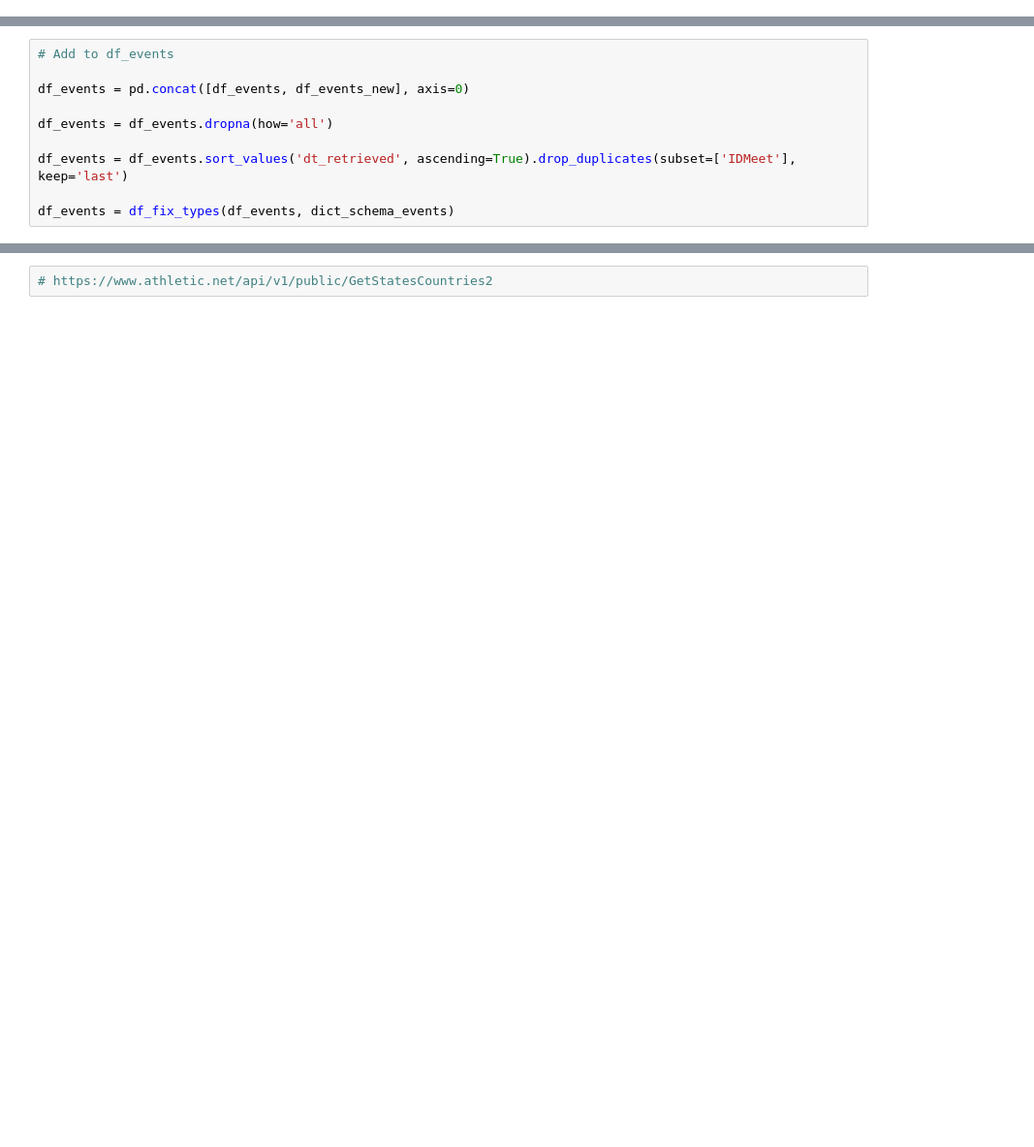
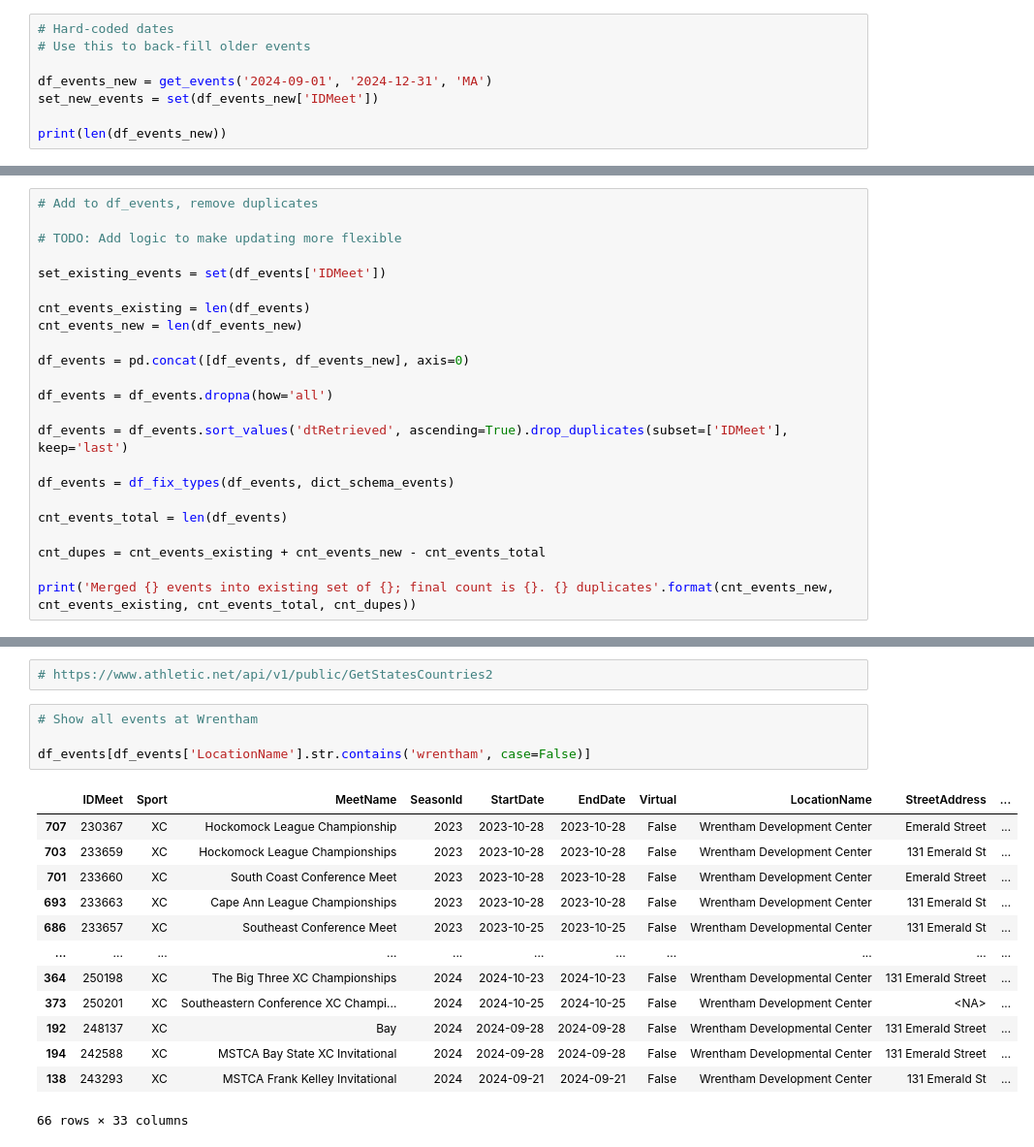
Before and after one commit to syphax/CrounseCode, a Jupyter notebook: running/nb/get-running-results.ipynb, the cells around one changed output, grey strips where cells are left out. Shown at 97% size. Cells and saved outputs as stored; diff of their text form; blank space fills up the shorter version.

Commit message:
Added event details

```diff
--- a/running/nb/get-running-results.ipynb
+++ b/running/nb/get-running-results.ipynb
@@ -231,0 +396,8 @@ df_events
+# %%
+# Hard-coded dates
+# Use this to back-fill older events
+
+df_events_new = get_events('2024-09-01', '2024-12-31', 'MA')
+set_new_events = set(df_events_new['IDMeet'])
+
+print(len(df_events_new))
@@ -232,10 +407,23 @@ df_events
 # %%
-# Add to df_events
+# Add to df_events, remove duplicates
+
+# TODO: Add logic to make updating more flexible
+
+set_existing_events = set(df_events['IDMeet'])
+
+cnt_events_existing = len(df_events)
+cnt_events_new = len(df_events_new)
 
 df_events = pd.concat([df_events, df_events_new], axis=0)
 
 df_events = df_events.dropna(how='all')
 
-df_events = df_events.sort_values('dt_retrieved', ascending=True).drop_duplicates(subset=['IDMeet'], keep='last')
+df_events = df_events.sort_values('dtRetrieved', ascending=True).drop_duplicates(subset=['IDMeet'], keep='last')
 
 df_events = df_fix_types(df_events, dict_schema_events)
+
+cnt_events_total = len(df_events)
+
+cnt_dupes = cnt_events_existing + cnt_events_new - cnt_events_total
+
+print('Merged {} events into existing set of {}; final count is {}. {} duplicates'.format(cnt_events_new, cnt_events_existing, cnt_events_total, cnt_dupes))
@@ -245,2 +479,20 @@ if FLAG_SAVE:
 # %%
 # https://www.athletic.net/api/v1/public/GetStatesCountries2
+# %%
+# Show all events at Wrentham
+
+df_events[df_events['LocationName'].str.contains('wrentham', case=False)]
+# %% [output]
+|  | IDMeet | Sport | MeetName | SeasonId | StartDate | EndDate | Virtual | LocationName | StreetAddress | ... |
+| 707 | 230367 | XC | Hockomock League Championship | 2023 | 2023-10-28 | 2023-10-28 | False | Wrentham Development Center | Emerald Street | ... |
+| 703 | 233659 | XC | Hockomock League Championships | 2023 | 2023-10-28 | 2023-10-28 | False | Wrentham Development Center | 131 Emerald St | ... |
+| 701 | 233660 | XC | South Coast Conference Meet | 2023 | 2023-10-28 | 2023-10-28 | False | Wrentham Development Center | Emerald Street | ... |
+| 693 | 233663 | XC | Cape Ann League Championships | 2023 | 2023-10-28 | 2023-10-28 | False | Wrentham Development Center | 131 Emerald St | ... |
+| 686 | 233657 | XC | Southeast Conference Meet | 2023 | 2023-10-25 | 2023-10-25 | False | Wrentham Developmental Center | 131 Emerald St | ... |
+| ... | ... | ... | ... | ... | ... | ... | ... | ... | ... | ... |
+| 364 | 250198 | XC | The Big Three XC Championships | 2024 | 2024-10-23 | 2024-10-23 | False | Wrentham Developmental Center | 131 Emerald Street | ... |
+| 373 | 250201 | XC | Southeastern Conference XC Champi... | 2024 | 2024-10-25 | 2024-10-25 | False | Wrentham Development Center | <NA> | ... |
+| 192 | 248137 | XC | Bay | 2024 | 2024-09-28 | 2024-09-28 | False | Wrentham Developmental Center | 131 Emerald Street | ... |
+| 194 | 242588 | XC | MSTCA Bay State XC Invitational | 2024 | 2024-09-28 | 2024-09-28 | False | Wrentham Developmental Center | 131 Emerald Street | ... |
+| 138 | 243293 | XC | MSTCA Frank Kelley Invitational | 2024 | 2024-09-21 | 2024-09-21 | False | Wrentham Development Center | 131 Emerald St | ... |
+66 rows × 33 columns
```
Also changed, not shown: parts of 21 cells of this notebook.
